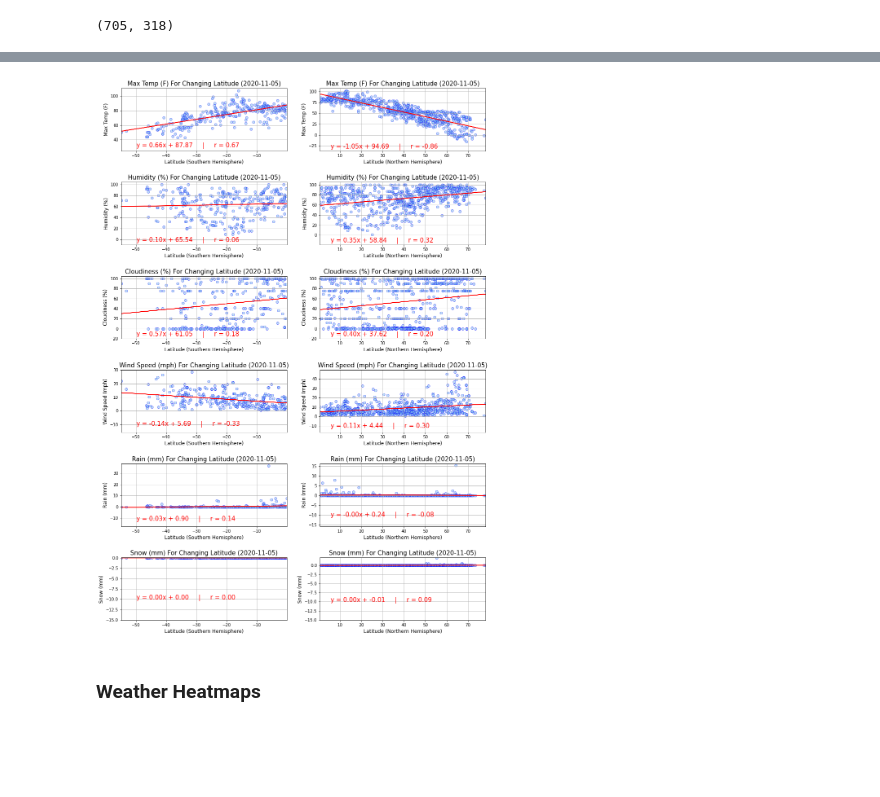
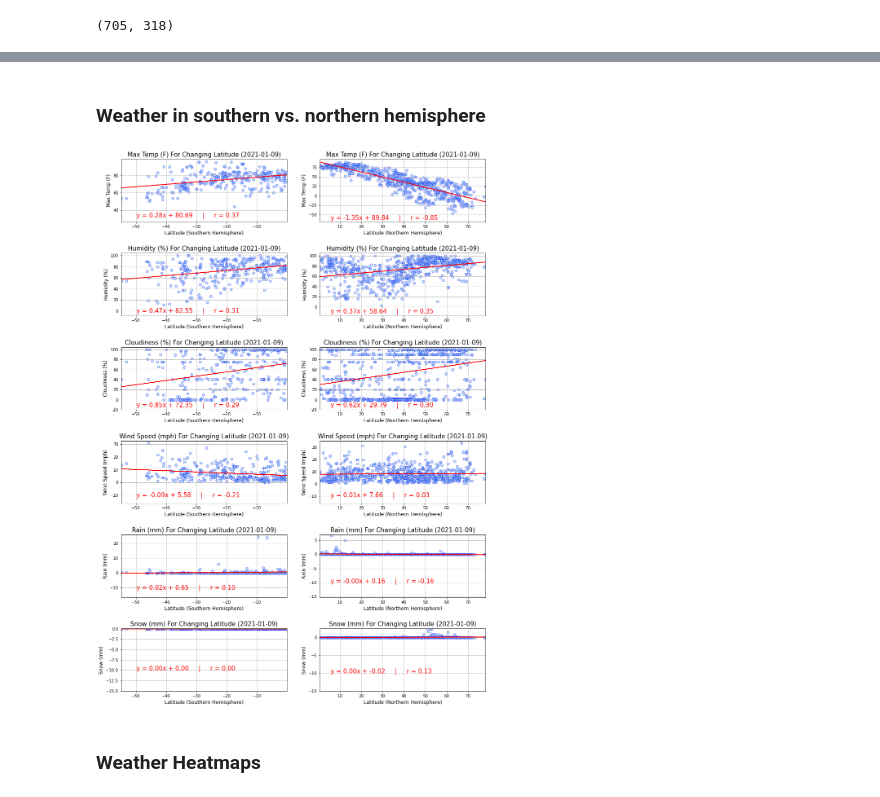
Before and after one commit to tri-bui/sandbox-mappers, a Jupyter notebook: weatherpy/2-visualize.ipynb, the cells around one changed output, grey strips where cells are left out. Cells and saved outputs as stored; diff of their text form; code cells hidden in the pictures; blank space fills up the shorter version.

```diff
--- a/weatherpy/2-visualize.ipynb
+++ b/weatherpy/2-visualize.ipynb
@@ -20,6 +20,7 @@ import config
 gmaps.configure(api_key=config.GMAPS_API_KEY)
 # %%
-# Load data
-weather = pd.read_csv('data/city_weather.csv')
+# Weather data
+weather = pd.read_csv('data/weather.csv')
+print(weather.info())
 weather.head(2)
 # %% [output]
@@ -101,14 +124,16 @@ for i in range(n_wcols // 2):
+# %% [markdown]
+### Weather in southern vs. northern hemisphere
 # %%
 # Figure and axes
-fig, ax = plt.subplots(n_wcols, 2, figsize=(16, n_wcols * 4))
-fig.subplots_adjust(hspace=0.5)
+fig, ax = plt.subplots(n_cols, 2, figsize=(16, n_cols * 4))
+fig.subplots_adjust(hspace=0.5) # add horizontal spacing
 
 # Weather subplots
-for i in range(n_wcols):
-    weather_linreg(weather_cols[i], data=south_weather, ax=ax[i][0], x_suffix=' (Southern Hemisphere)')
-    weather_linreg(weather_cols[i], data=north_weather, ax=ax[i][1], x_suffix=' (Northern Hemisphere)')
+for i in range(n_cols):
+    weather_linreg(weather_feats[i], data=south_weather, ax=ax[i][0], x_suffix=' (Southern Hemisphere)')
+    weather_linreg(weather_feats[i], data=north_weather, ax=ax[i][1], x_suffix=' (Northern Hemisphere)')
 # %% [output]
-[figure, old version]
+[figure, new version]
 # %% [markdown]
 ### Weather Heatmaps
 # %%
```
Also changed, not shown: parts of 11 cells of this notebook, 2 other files.
